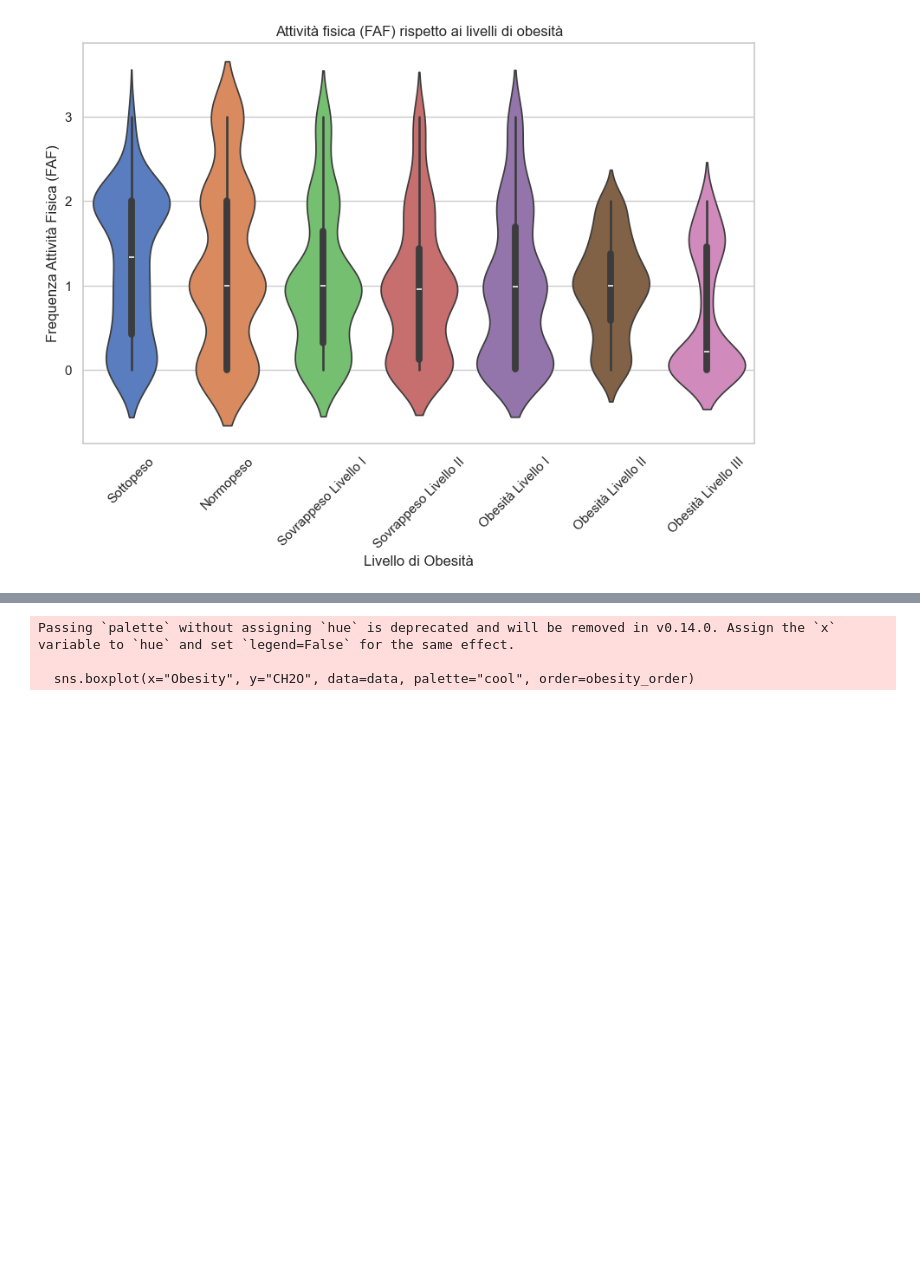
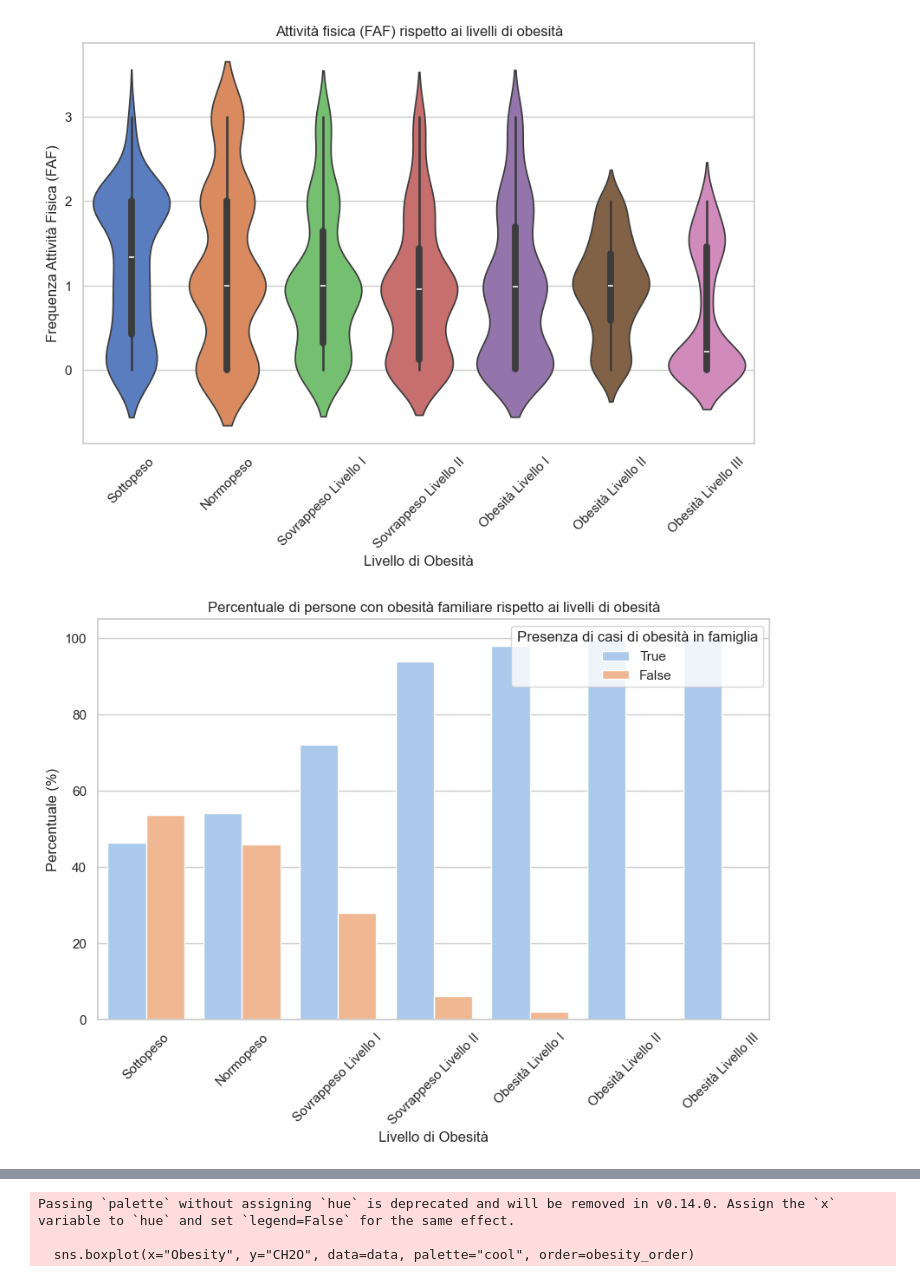
Before and after one commit to Walter-Di-Sabatino/Time-Series-Data-Science-Project, a Jupyter notebook: obesity/data_visualization.ipynb, the cells around one changed output, grey strips where cells are left out. Saved outputs shown, nothing was run; the diff lists cells and outputs as text; code cells hidden in the pictures; blank space fills up the shorter version.

```diff
--- a/other/data_visualization.ipynb
+++ b/obesity/data_visualization.ipynb
@@ -150,6 +172,24 @@ Passing `palette` without assigning `hue` is deprecated and will be removed in v
 The `scale` parameter has been renamed and will be removed in v0.15.0. Pass `density_norm='width'` for the same effect.
   sns.violinplot(x="Obesity", y="FAF", data=data, palette="muted", scale="width", order=obesity_order)
 [figure]
+# %%
+# Calcolo delle proporzioni per ogni combinazione di SCC e Obesity
+data_grouped = data.groupby(["family_history", "Obesity"]).size().reset_index(name="Count")
+data_total = data_grouped.groupby("Obesity")["Count"].sum().reset_index(name="Total")
+data_merged = data_grouped.merge(data_total, on="Obesity")
+data_merged["Percentage"] = data_merged["Count"] / data_merged["Total"] * 100
+
+# Grafico a barre empicate percentuali
+plt.figure(figsize=(10, 6))
+sns.barplot(x="Obesity", y="Percentage", hue="family_history", data=data_merged, palette="pastel", hue_order=[True, False],order=obesity_order)
+plt.title("Percentuale di persone con obesità familiare rispetto ai livelli di obesità")
+plt.xlabel("Livello di Obesità")
+plt.ylabel("Percentuale (%)")
+plt.xticks(rotation=45)
+plt.legend(title="Presenza di casi di obesità in famiglia", loc="upper right")
+plt.show()
+# %% [output]
+[figure, added]
 # %%
 # Calcolo delle proporzioni per ogni combinazione di SCC e Obesity
 data_grouped = data.groupby(["SCC", "Obesity"]).size().reset_index(name="Count")
```
Also changed, not shown: parts of 3 cells of this notebook, 8 other files.
